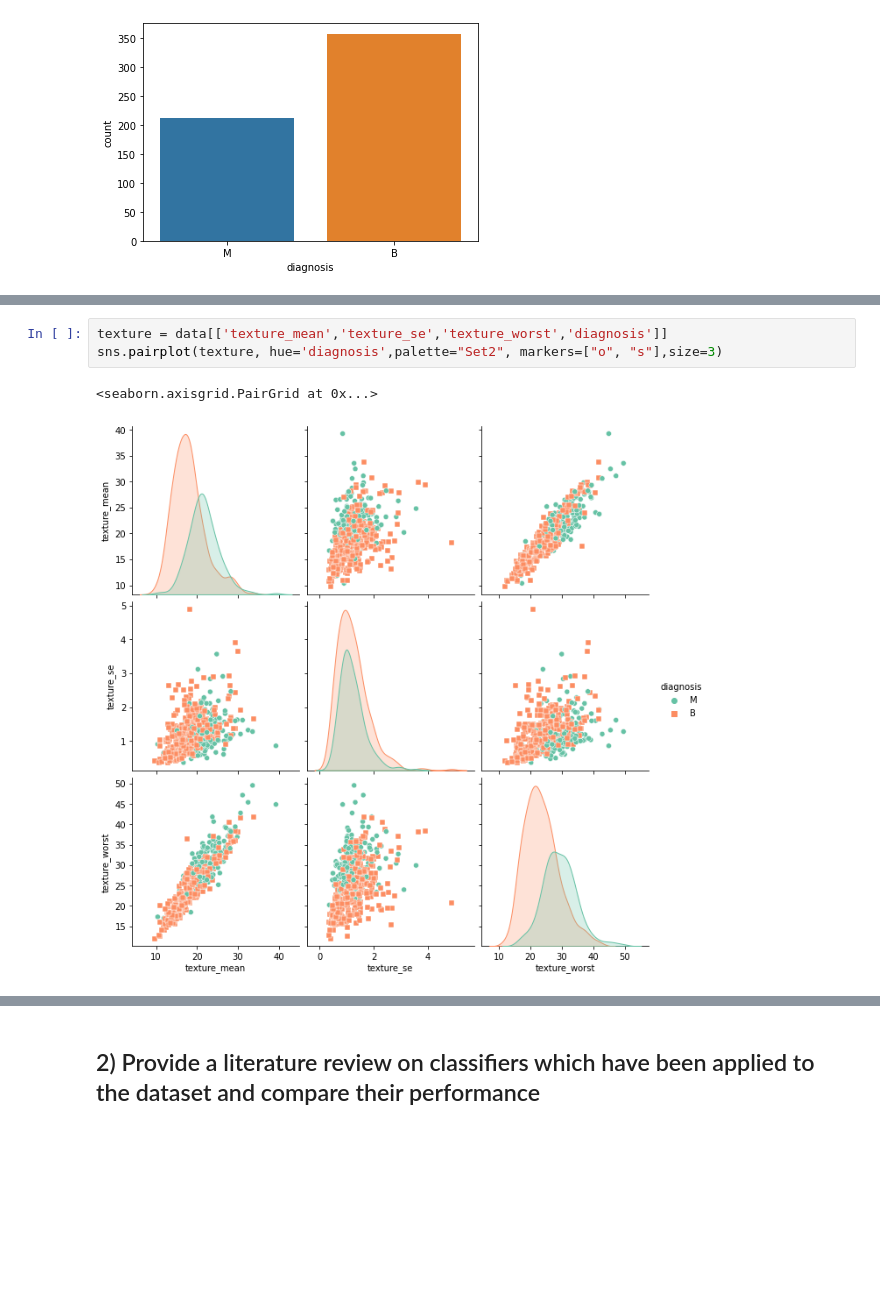
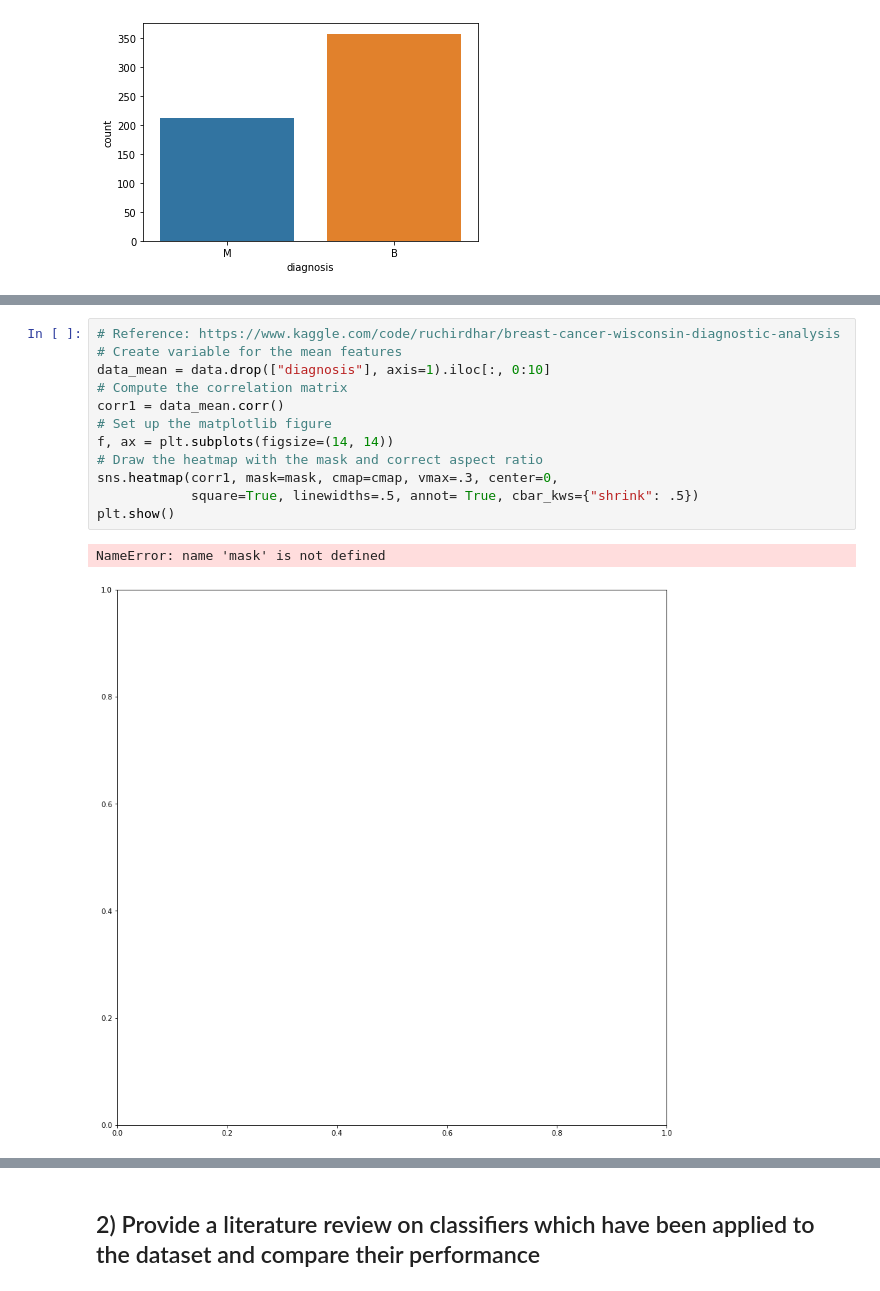
Before and after one commit to LaisColetta/PdDA_Project2, a Jupyter notebook: Project2.ipynb, the cells around one changed output, grey strips where cells are left out. Cells and saved outputs as stored; diff of their text form; blank space fills up the shorter version.

```diff
--- a/Project2.ipynb
+++ b/Project2.ipynb
@@ -175,6 +198,15 @@ sns.pairplot(radius, hue='diagnosis',palette="Set2", markers=["o", "s"],size=3)
 # %%
-texture = data[['texture_mean','texture_se','texture_worst','diagnosis']]
-sns.pairplot(texture, hue='diagnosis',palette="Set2", markers=["o", "s"],size=3)
+# Reference: https://www.kaggle.com/code/ruchirdhar/breast-cancer-wisconsin-diagnostic-analysis
+# Create variable for the mean features
+data_mean = data.drop(["diagnosis"], axis=1).iloc[:, 0:10]
+# Compute the correlation matrix
+corr1 = data_mean.corr()
+# Set up the matplotlib figure
+f, ax = plt.subplots(figsize=(14, 14))
+# Draw the heatmap with the mask and correct aspect ratio
+sns.heatmap(corr1, mask=mask, cmap=cmap, vmax=.3, center=0,
+            square=True, linewidths=.5, annot= True, cbar_kws={"shrink": .5})
+plt.show()
 # %% [output]
-<seaborn.axisgrid.PairGrid at 0x...>
+NameError: name 'mask' is not defined
-[figure, old version]
+[figure, new version]
```
Also changed, not shown: parts of 17 cells of this notebook.
